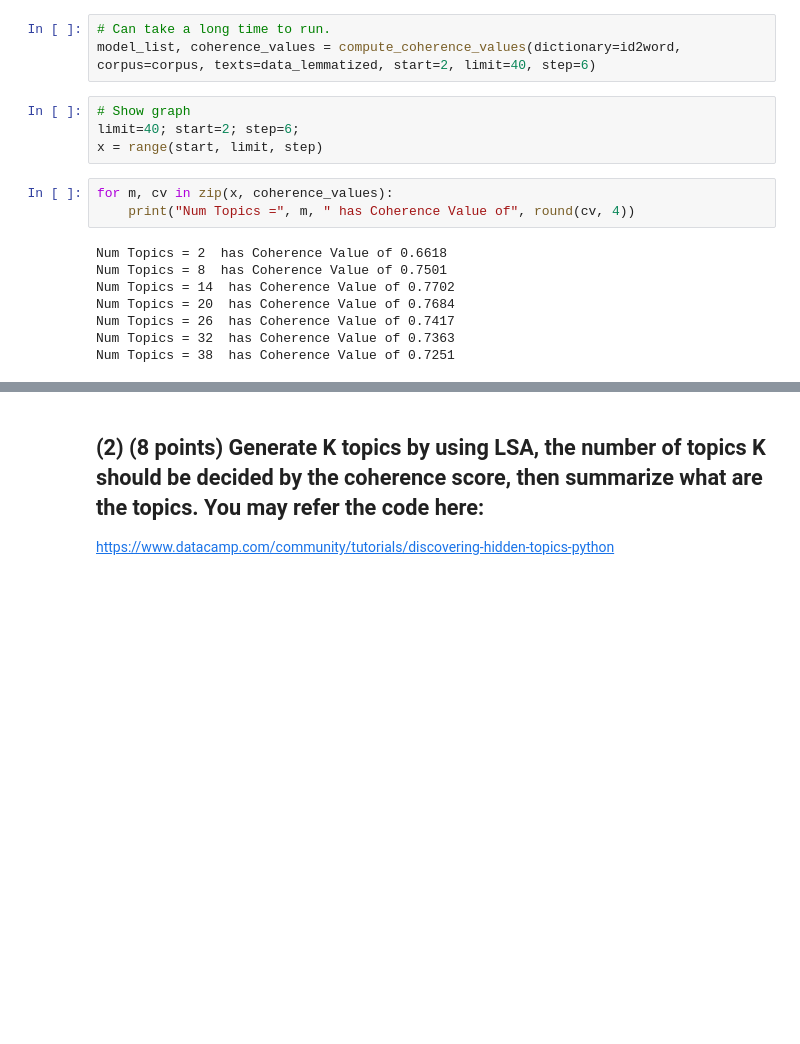
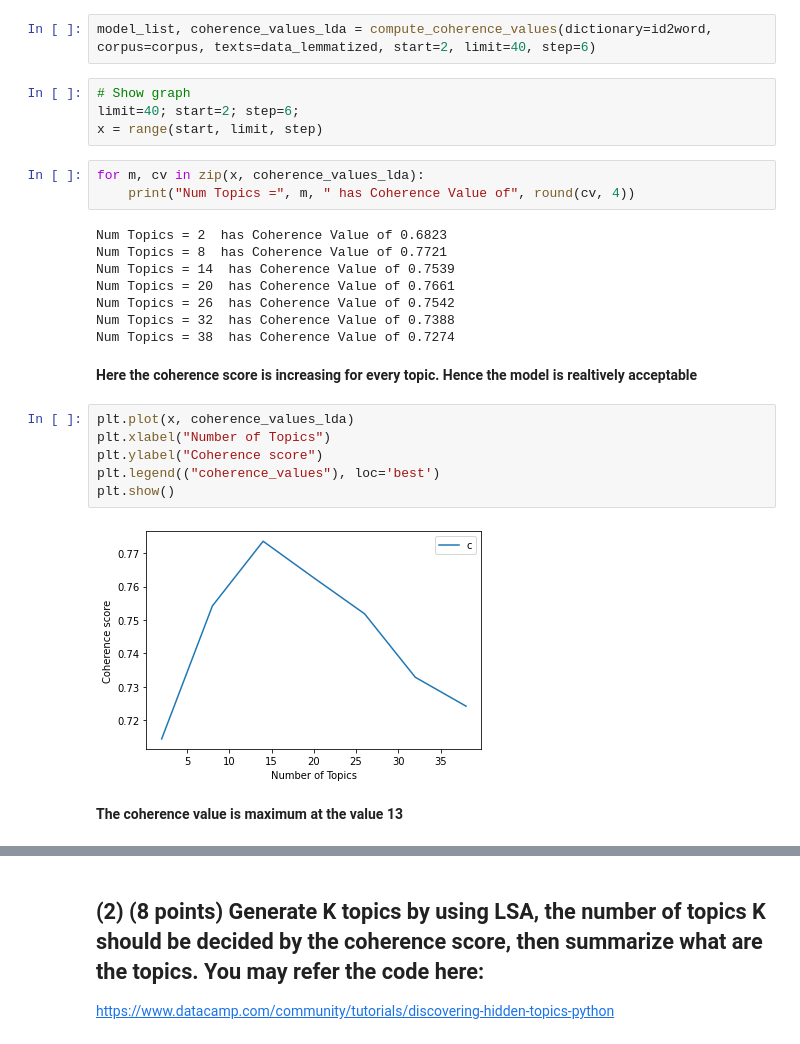
Before and after one commit to rajitakolla/computational_methods, a Jupyter notebook: In_class_exercise_07.ipynb, the cells around one changed output, grey strips where cells are left out. Cells and saved outputs as stored; diff of their text form; blank space fills up the shorter version.

```diff
--- a/In_class_exercise_07.ipynb
+++ b/In_class_exercise_07.ipynb
@@ -336,22 +269,33 @@ def compute_coherence_values(dictionary, corpus, texts, start, limit, step):
 
     return model_list, coherence_values
 # %%
-# Can take a long time to run.
-model_list, coherence_values = compute_coherence_values(dictionary=id2word, corpus=corpus, texts=data_lemmatized, start=2, limit=40, step=6)
+model_list, coherence_values_lda = compute_coherence_values(dictionary=id2word, corpus=corpus, texts=data_lemmatized, start=2, limit=40, step=6)
 # %%
 # Show graph
 limit=40; start=2; step=6;
 x = range(start, limit, step)
 # %%
-for m, cv in zip(x, coherence_values):
+for m, cv in zip(x, coherence_values_lda):
     print("Num Topics =", m, " has Coherence Value of", round(cv, 4))
 # %% [output]
-Num Topics = 2  has Coherence Value of 0.6618
-Num Topics = 8  has Coherence Value of 0.7501
-Num Topics = 14  has Coherence Value of 0.7702
-Num Topics = 20  has Coherence Value of 0.7684
-Num Topics = 26  has Coherence Value of 0.7417
-Num Topics = 32  has Coherence Value of 0.7363
-Num Topics = 38  has Coherence Value of 0.7251
+Num Topics = 2  has Coherence Value of 0.6823
+Num Topics = 8  has Coherence Value of 0.7721
+Num Topics = 14  has Coherence Value of 0.7539
+Num Topics = 20  has Coherence Value of 0.7661
+Num Topics = 26  has Coherence Value of 0.7542
+Num Topics = 32  has Coherence Value of 0.7388
+Num Topics = 38  has Coherence Value of 0.7274
+# %% [markdown]
+**Here the coherence score is increasing for every topic. Hence the model is realtively acceptable**
+# %%
+plt.plot(x, coherence_values_lda)
+plt.xlabel("Number of Topics")
+plt.ylabel("Coherence score")
+plt.legend(("coherence_values"), loc='best')
+plt.show()
+# %% [output]
+[figure, added]
+# %% [markdown]
+**The coherence value is maximum at the value 13**
 # %%
 # Select the model and print the topics
```
Also changed, not shown: parts of 27 cells of this notebook.
